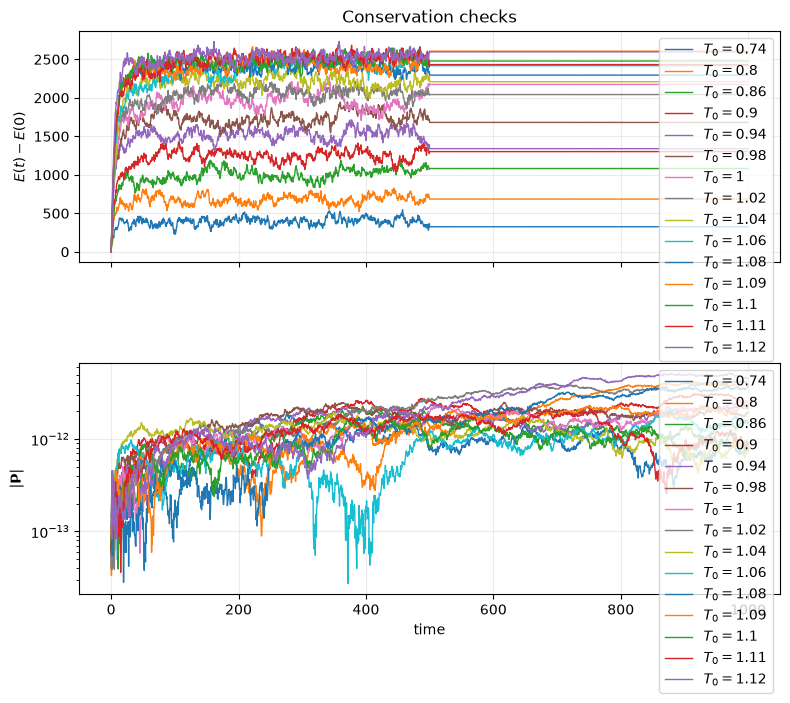
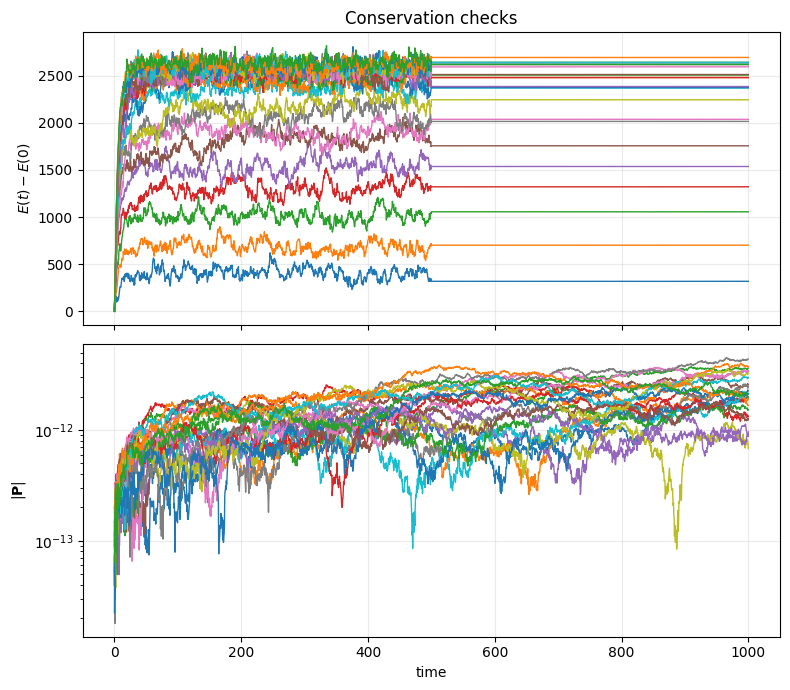
The change to this notebook cell's code, shown as a diff; its figure went from the first image to the second:
--- before
+++ after
@@ -25,10 +25,10 @@
 axes[0].set_title("Conservation checks")
 axes[0].grid(alpha=0.25)
-axes[0].legend()
+#axes[0].legend()
 
 axes[1].set_xlabel("time")
 axes[1].set_ylabel(r"$|\mathbf{P}|$")
 axes[1].grid(alpha=0.25)
-axes[1].legend()
+#axes[1].legend()
 
 fig.tight_layout()

Commit: Iana 22.7